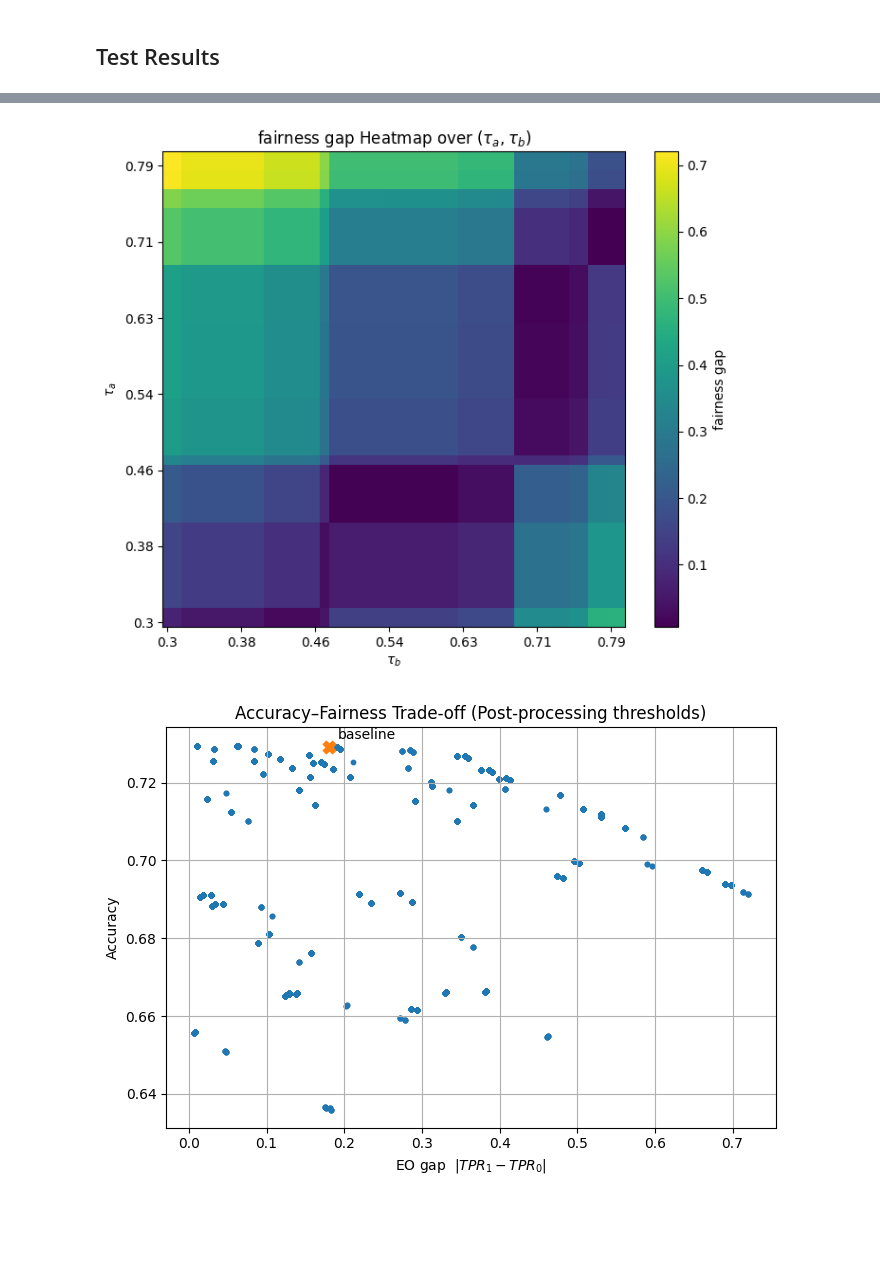
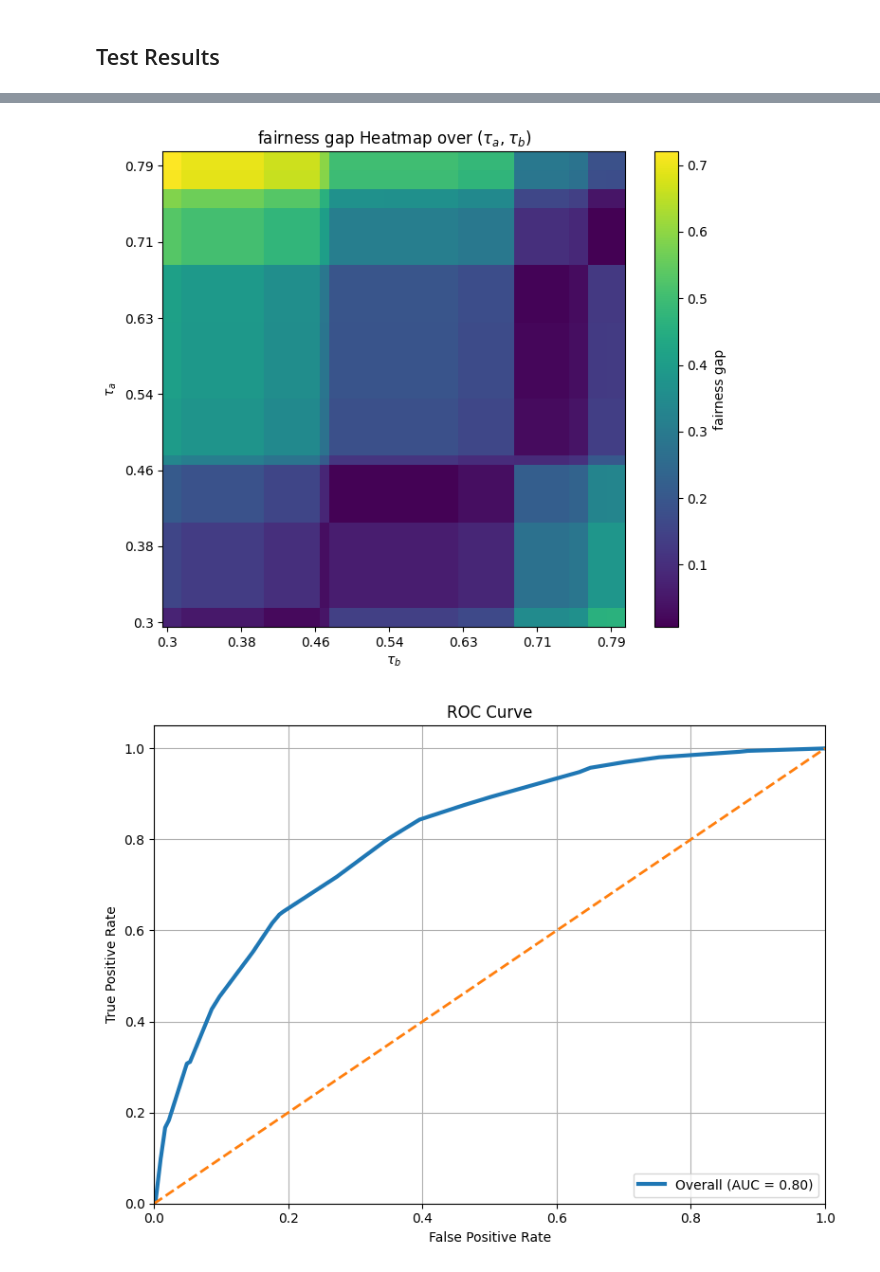
Before and after one commit to XiaoxinDeng/automated_interview_screening, a Jupyter notebook: src/decision_tree_mitigate.ipynb, the cells around one changed output, grey strips where cells are left out. Saved outputs shown, nothing was run; the diff lists cells and outputs as text; code cells hidden in the pictures; blank space fills up the shorter version.

Commit message:
EO threshold=0.05 will perform better on test set. Changed variable names

```diff
--- a/src/decision_tree_mitigate.ipynb
+++ b/src/decision_tree_mitigate.ipynb
@@ -46,8 +45,8 @@ Categorical: ['Workclass', 'Education', 'Marital_Status', 'Occupation', 'Relatio
 # Train Classifier
 clf.fit(X_train, y_train, classifier__sample_weight=weight)
 # Validate Classifier
-y_pred = clf.predict(X_val)
-y_pred_proba = clf.predict_proba(X_val)[:, 1]
-accuracy_val = accuracy_score(y_val, y_pred)
+y_pred_val = clf.predict(X_val)
+y_score_val = clf.predict_proba(X_val)[:, 1]
+accuracy_val = accuracy_score(y_val, y_pred_val)
 print(f'Validation Accuracy (reweight): {accuracy_val:.4f}')
 # %% [output]
@@ -73,12 +72,12 @@ results = {
 for i, tau_a in enumerate(tau_as):
     for j, tau_b in enumerate(tau_bs):
         # Apply different thresholds for different groups
-        y_pred_post_process = post_process_mitigation(y_pred_proba, sensitive_val, tau_a, tau_b)
+        y_pred_post_process = post_process_mitigation(y_score_val, sensitive_val, tau_a, tau_b)
 
         _acc_threshold = accuracy_score(y_val, y_pred_post_process)
         fairness_results, fairness_gaps = fairness_metrics(y_val, y_pred_post_process, sensitive_val)
-        print("==="*10)
-        print(f"Post-Processing | Accuracy={_acc_threshold:.4f} | Tau_a={tau_a:.4f}, Tau_b={tau_b:.4f} | delta accuracy={_acc_threshold - accuracy_val:.4f}")
+        # print("==="*10)
+        # print(f"Post-Processing | Accuracy={_acc_threshold:.4f} | Tau_a={tau_a:.4f}, Tau_b={tau_b:.4f} | delta accuracy={_acc_threshold - accuracy_val:.4f}")
         for metric, gap in fairness_gaps.items():
             print(f"{metric} Gap: {gap}")
         tpr0 = group_tpr(y_val, y_pred_post_process, sensitive_val, 0)
@@ -136,14 +135,14 @@ EO(threshold): 0.0075 | EO(reweighted): 0.1808
 # %% [markdown]
 ## Test Results
 # %%
-y_test_pred = clf.predict(X_test)
-y_test_pred_proba = clf.predict_proba(X_test)[:, 1]
+y_pred_test = clf.predict(X_test)
+y_score_test = clf.predict_proba(X_test)[:, 1]
 
-y_test_pred_post_process = post_process_mitigation(y_test_pred_proba, sensitive_test, tau_a_best, tau_b_best)
-test_accuracy_post = accuracy_score(y_test, y_test_pred_post_process)
-test_accuracy = accuracy_score(y_test, y_test_pred)
-_, fairness_gaps_test_post = fairness_metrics(y_test, y_test_pred_post_process, sensitive_test)
-_, fairness_gaps_test = fairness_metrics(y_test, y_test_pred, sensitive_test)
-print(f"Test Set | Accuracy={test_accuracy:.4f} | Accuracy Post-Processed={test_accuracy_post:.4f}")
-print(f"EO(threshold)={fairness_gaps_test_post['EO_gap_|TPR(A=1)-TPR(A=0)|']:.4f} | EO(reweight)={fairness_gaps_test['EO_gap_|TPR(A=1)-TPR(A=0)|']:.4f}")
+y_pred_test_threshold = post_process_mitigation(y_score_test, sensitive_test, tau_a_best, tau_b_best)
+acc_test_threshold = accuracy_score(y_test, y_pred_test_threshold)
+acc_test = accuracy_score(y_test, y_pred_test)
+_, fairness_gaps_test_post = fairness_metrics(y_test, y_pred_test_threshold, sensitive_test)
+_, fairness_gaps_test = fairness_metrics(y_test, y_pred_test, sensitive_test)
+print(f"Test Set | Accuracy(reweight)={acc_test:.4f} | Accuracy(threshold)={acc_test_threshold:.4f}")
+print(f"EO(reweight)={fairness_gaps_test['EO_gap_|TPR(A=1)-TPR(A=0)|']:.4f} | EO(threshold)={fairness_gaps_test_post['EO_gap_|TPR(A=1)-TPR(A=0)|']:.4f} ")
 # %% [output]
@@ -154,16 +160,11 @@ EO(threshold)=0.0096 | EO(reweight)=0.1717
 # %%
 importlib.reload(utils)
-from utils import plot_roc_curve, post_process_mitigation, plot_tradeoff, plot_attribute_on_thresholds
+from utils import plot_roc_curve, plot_attribute_on_thresholds
 
 plot_attribute_on_thresholds(tau_as, tau_bs, results["accuracies"], "accuracy")
 plot_attribute_on_thresholds(tau_as, tau_bs, results["fairness_gaps"], "fairness gap")
-plot_tradeoff(results["accuracies"], results["fairness_gaps"],
-              baseline_acc=accuracy_score(y_val, y_pred),
-              baseline_eo=fairness_metrics(y_val, y_pred, sensitive_val)[1]['EO_gap_|TPR(A=1)-TPR(A=0)|'])
-
-y_pred_proba_post = post_process_mitigation(y_pred_proba, sensitive_val, tau_a_best, tau_b_best)
-plot_roc_curve(y_val, y_pred_proba_post)
+plot_roc_curve(y_test, y_score_test)
 # %% [output]
 [figure]
 [figure]
-[figure, old version]
+[figure, new version]
```
Also changed, not shown: parts of 10 cells of this notebook.
